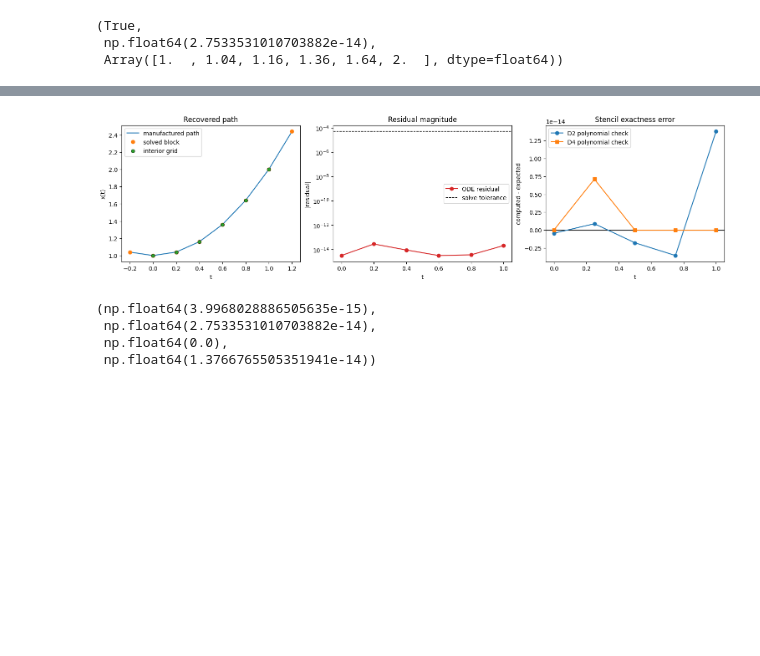
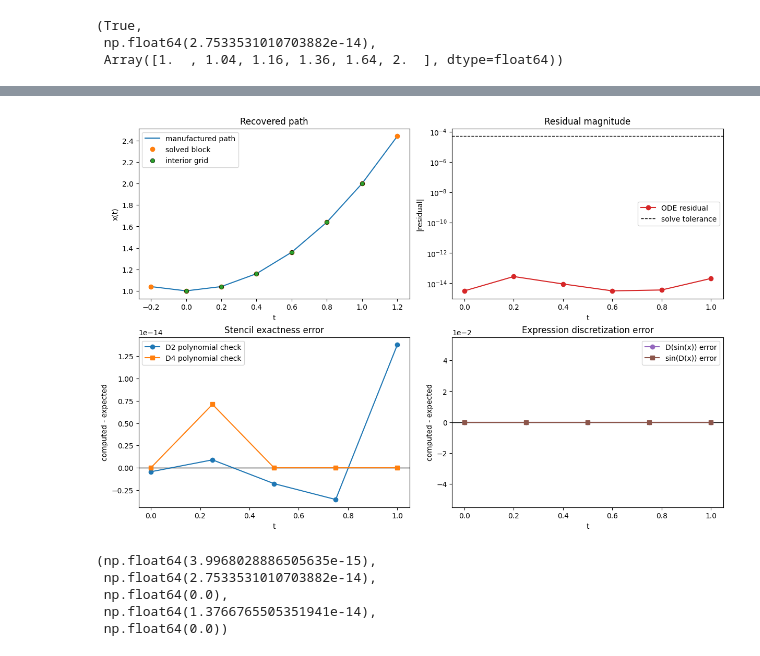
Before and after one commit to iwashita-nozomu/project_template, a Jupyter notebook: jupyter/test_primitive.ipynb, the cells around one changed output, grey strips where cells are left out. Drawn from its saved outputs; the diff is of its cells as text; code cells hidden in the pictures; blank space fills up the shorter version.

```diff
--- a/jupyter/test_primitive.ipynb
+++ b/jupyter/test_primitive.ipynb
@@ -122,6 +173,8 @@ solution.success, np.linalg.norm(nonlinear_system(solution.x), ord=np.inf), solv
 # %%
 polynomial_error_second = np.asarray(second_actual - second_expected, dtype=float)
 polynomial_error_fourth = np.asarray(fourth_actual - fourth_expected, dtype=float)
+expression_error = np.asarray(expression_actual - expression_expected, dtype=float)
+composition_error = np.asarray(composition_actual - composition_expected, dtype=float)
 solution_residual = nonlinear_system(solution.x)
 ode_residual = solution_residual[:-2]
 boundary_residual = solution_residual[-2:]
@@ -132,8 +185,10 @@ solution_np = np.asarray(solution.x, dtype=float)
 exact_z_np = np.asarray(exact_z, dtype=float)
 solved_grid_np = np.asarray(solved_grid_values, dtype=float)
 exact_grid_np = np.asarray(exact_grid_values, dtype=float)
+expression_grid_np = np.asarray(expression_grid, dtype=float)
 
-fig, axes = plt.subplots(1, 3, figsize=(15, 4), constrained_layout=True)
+fig, axes = plt.subplots(2, 2, figsize=(12, 8), constrained_layout=True)
+axes = axes.ravel()
 
 axes[0].plot(halo_points_np, exact_z_np, color="tab:blue", label="manufactured path")
 axes[0].plot(halo_points_np, solution_np, "o", color="tab:orange", label="solved block")
@@ -170,39 +225,66 @@ axes[2].plot(
     polynomial_error_second,
     "o-",
     label="D2 polynomial check",
 )
 axes[2].plot(
     np.asarray(grid, dtype=float),
     polynomial_error_fourth,
     "s-",
     label="D4 polynomial check",
 )
 axes[2].set_title("Stencil exactness error")
 axes[2].set_xlabel("t")
 axes[2].set_ylabel("computed - expected")
 axes[2].ticklabel_format(axis="y", style="sci", scilimits=(0, 0))
 axes[2].legend()
 
+axes[3].axhline(0.0, color="black", linewidth=1.0)
+axes[3].plot(
+    expression_grid_np,
+    expression_error,
+    "o-",
+    color="tab:purple",
+    label="D(sin(x)) error",
+)
+axes[3].plot(
+    expression_grid_np,
+    composition_error,
+    "s-",
+    color="tab:brown",
+    label="sin(D(x)) error",
+)
+axes[3].set_title("Expression discretization error")
+axes[3].set_xlabel("t")
+axes[3].set_ylabel("computed - expected")
+axes[3].ticklabel_format(axis="y", style="sci", scilimits=(0, 0))
+axes[3].legend()
+
 plt.show()
 
 max_path_error = np.linalg.norm(solved_grid_np - exact_grid_np, ord=np.inf)
 max_ode_residual = np.linalg.norm(ode_residual, ord=np.inf)
 max_boundary_residual = np.linalg.norm(boundary_residual, ord=np.inf)
 max_polynomial_error = max(
     np.linalg.norm(polynomial_error_second, ord=np.inf),
     np.linalg.norm(polynomial_error_fourth, ord=np.inf),
 )
+max_expression_error = max(
+    np.linalg.norm(expression_error, ord=np.inf),
+    np.linalg.norm(composition_error, ord=np.inf),
+)
 assert max_path_error < 2e-3
 assert max_ode_residual < 5e-5
 assert max_boundary_residual < 5e-5
 assert max_polynomial_error < 1e-3
-max_path_error, max_ode_residual, max_boundary_residual, max_polynomial_error
+assert max_expression_error < 1e-6
+max_path_error, max_ode_residual, max_boundary_residual, max_polynomial_error, max_expression_error
 # %% [output]
-[figure, old version]
+[figure, new version]
 (np.float64(3.9968028886505635e-15),
  np.float64(2.7533531010703882e-14),
  np.float64(0.0),
- np.float64(1.3766765505351941e-14))
+ np.float64(1.3766765505351941e-14),
+ np.float64(0.0))
 # %%
 def path(t):
     return t**3
```
Also changed, not shown: parts of 3 cells of this notebook, 5 other files.
